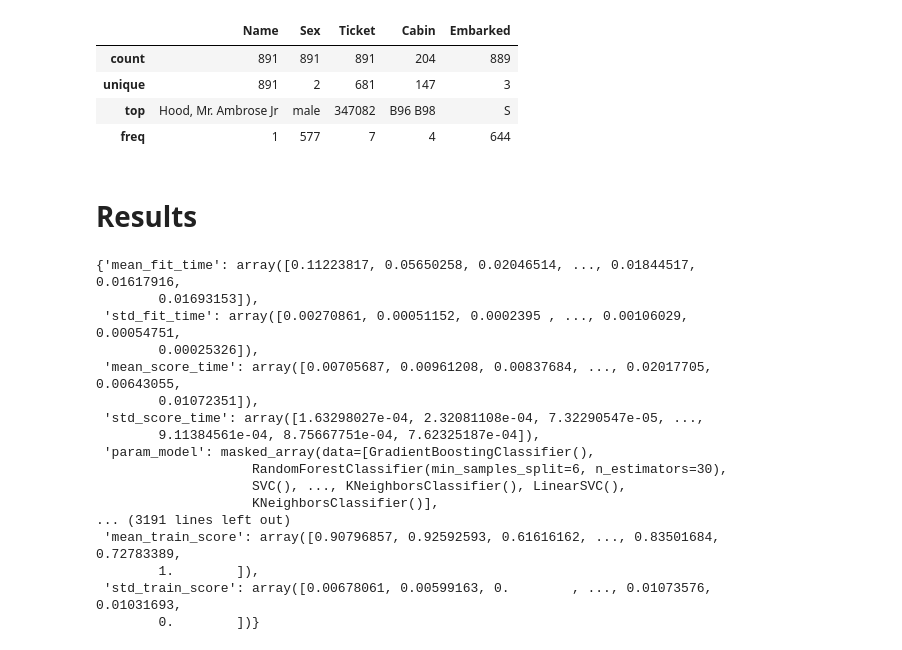
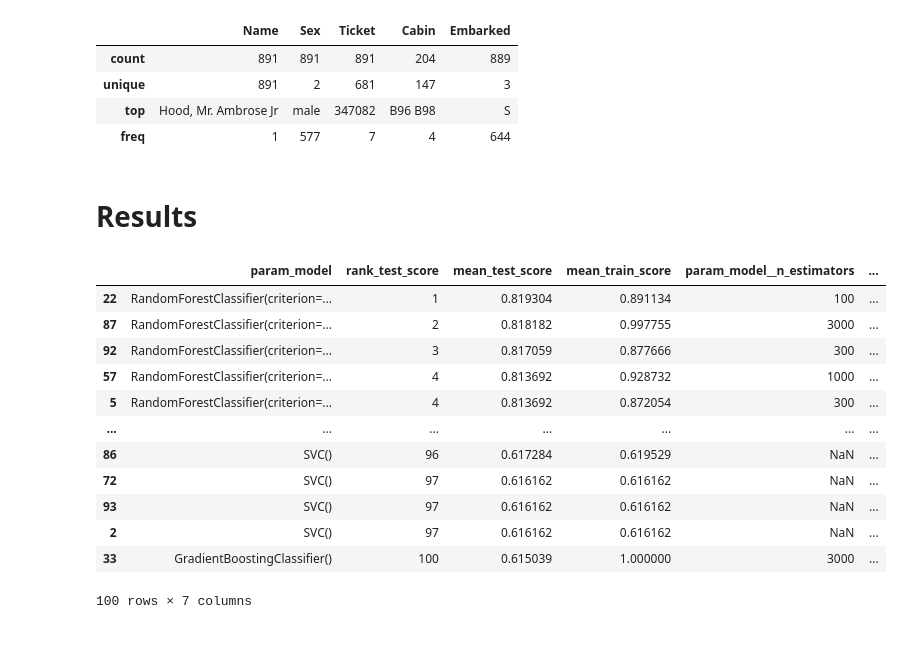
Before and after one commit to FreeJ99/Kaggle, a Jupyter notebook: Titanic/Visualization.ipynb, the cells around one changed output. Drawn from its saved outputs; the diff is of its cells as text; code cells hidden in the pictures.

```diff
--- a/Titanic/Visualization.ipynb
+++ b/Titanic/Visualization.ipynb
@@ -80,27 +80,30 @@ X_obj.describe()
 | unique | 891 | 2 | 681 | 147 | 3 |
 | top | Hood, Mr. Ambrose Jr | male | 347082 | B96 B98 | S |
 | freq | 1 | 577 | 7 | 4 | 644 |
-# %% [markdown]
-# Results
-# %%
-import joblib
-
-joblib.load("models/results.joblib")
-# %% [output]
-{'mean_fit_time': array([0.11223817, 0.05650258, 0.02046514, ..., 0.01844517, 0.01617916,
-        0.01693153]),
- 'std_fit_time': array([0.00270861, 0.00051152, 0.0002395 , ..., 0.00106029, 0.00054751,
-        0.00025326]),
- 'mean_score_time': array([0.00705687, 0.00961208, 0.00837684, ..., 0.02017705, 0.00643055,
-        0.01072351]),
- 'std_score_time': array([1.63298027e-04, 2.32081108e-04, 7.32290547e-05, ...,
-        9.11384561e-04, 8.75667751e-04, 7.62325187e-04]),
- 'param_model': masked_array(data=[GradientBoostingClassifier(),
-                    RandomForestClassifier(min_samples_split=6, n_estimators=30),
-                    SVC(), ..., KNeighborsClassifier(), LinearSVC(),
-                    KNeighborsClassifier()],
-... (3191 lines left out)
- 'mean_train_score': array([0.90796857, 0.92592593, 0.61616162, ..., 0.83501684, 0.72783389,
-        1.        ]),
- 'std_train_score': array([0.00678061, 0.00599163, 0.        , ..., 0.01073576, 0.01031693,
-        0.        ])}
+# %% [markdown]
+# Results
+# %%
+import joblib
+
+results = pd.DataFrame(joblib.load("models/results2.joblib"))
+# %%
+results = results.sort_values("mean_test_score", ascending=False)
+# %%
+pd.option_context('display.max_rows', None, 'display.max_columns', None)
+results[["param_model", "rank_test_score", "mean_test_score", "mean_train_score",
+    "param_model__n_estimators", "param_model__criterion", "param_model__min_samples_split"]]
+#results.columns
+# %% [output]
+|  | param_model | rank_test_score | mean_test_score | mean_train_score | param_model__n_estimators | ... |
+| 22 | RandomForestClassifier(criterion=... | 1 | 0.819304 | 0.891134 | 100 | ... |
+| 87 | RandomForestClassifier(criterion=... | 2 | 0.818182 | 0.997755 | 3000 | ... |
+| 92 | RandomForestClassifier(criterion=... | 3 | 0.817059 | 0.877666 | 300 | ... |
+| 57 | RandomForestClassifier(criterion=... | 4 | 0.813692 | 0.928732 | 1000 | ... |
+| 5 | RandomForestClassifier(criterion=... | 4 | 0.813692 | 0.872054 | 300 | ... |
+| ... | ... | ... | ... | ... | ... | ... |
+| 86 | SVC() | 96 | 0.617284 | 0.619529 | NaN | ... |
+| 72 | SVC() | 97 | 0.616162 | 0.616162 | NaN | ... |
+| 93 | SVC() | 97 | 0.616162 | 0.616162 | NaN | ... |
+| 2 | SVC() | 97 | 0.616162 | 0.616162 | NaN | ... |
+| 33 | GradientBoostingClassifier() | 100 | 0.615039 | 1.000000 | 3000 | ... |
+100 rows × 7 columns
```
Also changed, not shown: 2 other files.
